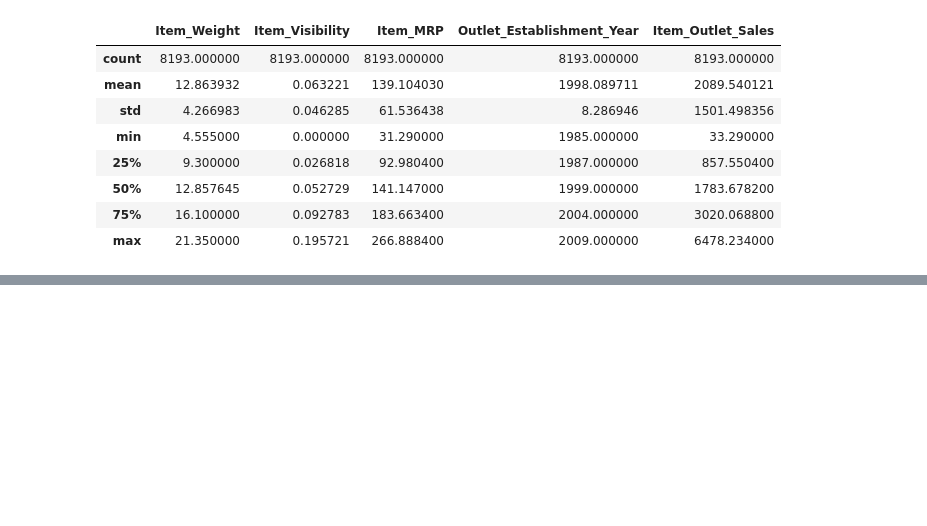
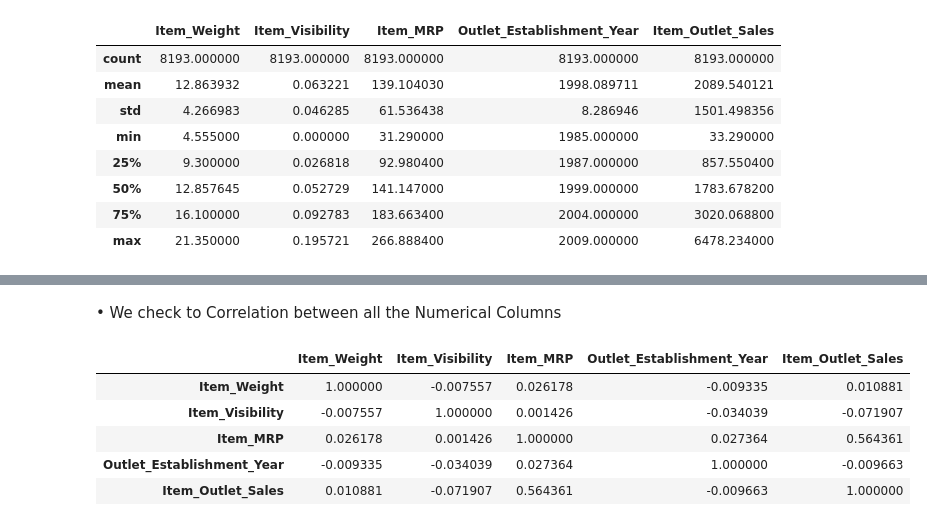
Before and after one commit to UTSAVMONDAL31/Bigmart-Prediction-Model, a Jupyter notebook: Bigmart Sales Prediction.ipynb, the cells around one changed output, grey strips where cells are left out. Cells and saved outputs as stored; diff of their text form; code cells hidden in the pictures; blank space fills up the shorter version.

```diff
--- a/Bigmart Sales Prediction.ipynb
+++ b/Bigmart Sales Prediction.ipynb
@@ -536,0 +567,14 @@ trained_data.describe()
+# %%
+cat_cols = trained_data.select_dtypes(include=['object']).columns.tolist()
+num_cols = trained_data.select_dtypes(include=np.number).columns.tolist()
+# %% [markdown]
+• We check to Correlation between all the Numerical Columns
+# %%
+trained_data[num_cols].corr()
+# %% [output]
+|  | Item_Weight | Item_Visibility | Item_MRP | Outlet_Establishment_Year | Item_Outlet_Sales |
+| Item_Weight | 1.000000 | -0.007557 | 0.026178 | -0.009335 | 0.010881 |
+| Item_Visibility | -0.007557 | 1.000000 | 0.001426 | -0.034039 | -0.071907 |
+| Item_MRP | 0.026178 | 0.001426 | 1.000000 | 0.027364 | 0.564361 |
+| Outlet_Establishment_Year | -0.009335 | -0.034039 | 0.027364 | 1.000000 | -0.009663 |
+| Item_Outlet_Sales | 0.010881 | -0.071907 | 0.564361 | -0.009663 | 1.000000 |
```
Also changed, not shown: parts of 19 cells of this notebook, 2 other files.
